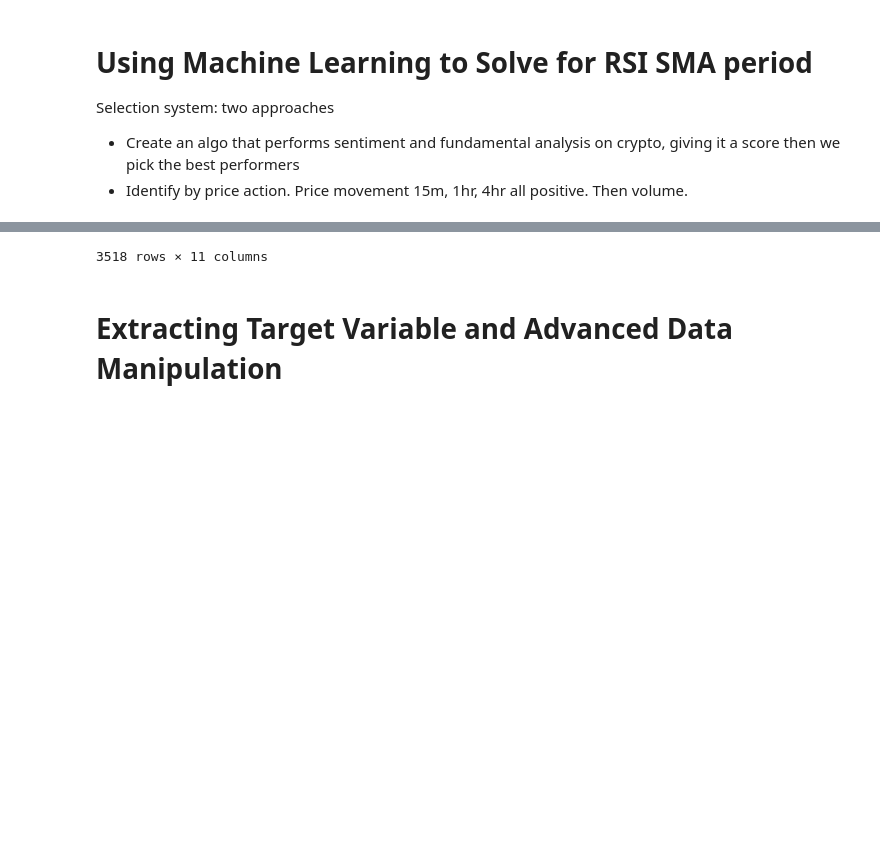
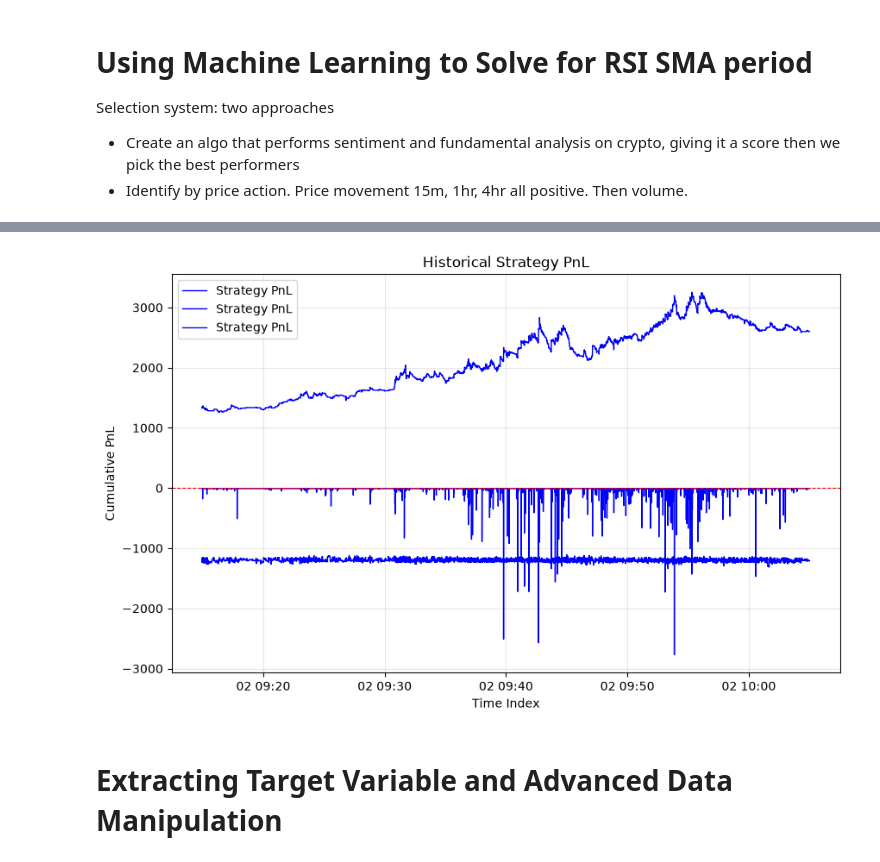
Before and after one commit to hmzk1422/OSADP-Infrastructure, a Jupyter notebook: research/approach_2.ipynb, the cells around one changed output, grey strips where cells are left out. Saved outputs shown, nothing was run; the diff lists cells and outputs as text; code cells hidden in the pictures; blank space fills up the shorter version.

```diff
--- a/research/approach_2.ipynb
+++ b/research/approach_2.ipynb
@@ -25,7 +25,9 @@ df_orderbook = df_orderbook.set_index('datetime')
 df_trades = df_trades.set_index('datetime')
 
 # Aggregate orderbook to 1m (mid-price OHLCV style)
-df_orderbook['mid_price'] = (df_orderbook['bid_price'] + df_orderbook['ask_price']) / 2
+df_orderbook['mid_price'] = (df_orderbook['bid_price'] + df_orderbook['ask_price']) -(df_orderbook['bid_price'] + df_orderbook['ask_price']).mean()
+df_orderbook['spread'] = (df_orderbook['bid_price'] - df_orderbook['ask_price']) * 100
+df_orderbook['depth'] = (df_orderbook['bid_amount'] - df_orderbook['ask_amount']) * 4 - 1200
 df_ob_1m = df_orderbook.resample('1min').agg({
     'mid_price': ['first', 'max', 'min', 'last'],
     'bid_price': 'last',
@@ -63,9 +65,10 @@ df_price_1m = pd.DataFrame({
     'largest_seller': df_trades_1m['largest_seller'] * 100 / df_trades_1m['volume'],
     'OFI_LOB': 100*(df_ob_1m['bid_amount'] - df_ob_1m['ask_amount']) / (df_ob_1m['bid_amount'] + df_ob_1m['ask_amount']),
     'OFI_AGG': 100*(df_trades_1m['agg_buyer'] - df_trades_1m['agg_seller']) / (df_trades_1m['agg_buyer'] + df_trades_1m['agg_seller']),
-    'vol_ratio': np.random.rand(len(df_ob_1m)),
+    'CVD': calculate_cvd(df_trades_1m['agg_buyer'], df_trades_1m['agg_seller']),
     'candle_type': abs(df_ob_1m['close'] - df_ob_1m['open']) / abs(df_ob_1m['high'] - df_ob_1m['low']),
     'candle_size': (df_ob_1m['high'] - df_ob_1m['low']) / (df_ob_1m['high'] - df_ob_1m['low']).rolling(14).mean(),
 })
-df_price_1m
+
+plot_one(df_orderbook[['mid_price', 'spread', 'depth']].tail(80000))
 # %% [output]
@@ -85,4 +75,4 @@ df_price_1m
-3518 rows × 11 columns
+[figure, added]
 # %% [markdown]
 # Extracting Target Variable and Advanced Data Manipulation
 # %%
```
Also changed, not shown: parts of 4 cells of this notebook, 5 other files.
